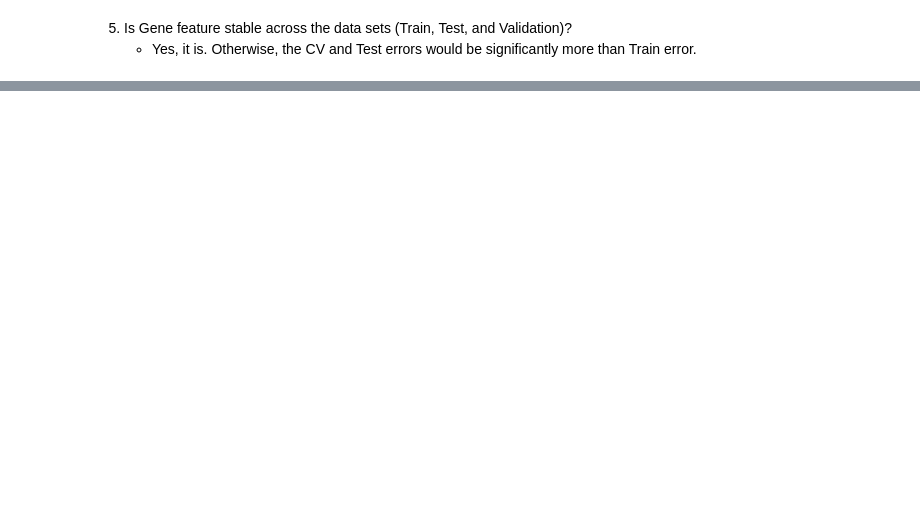
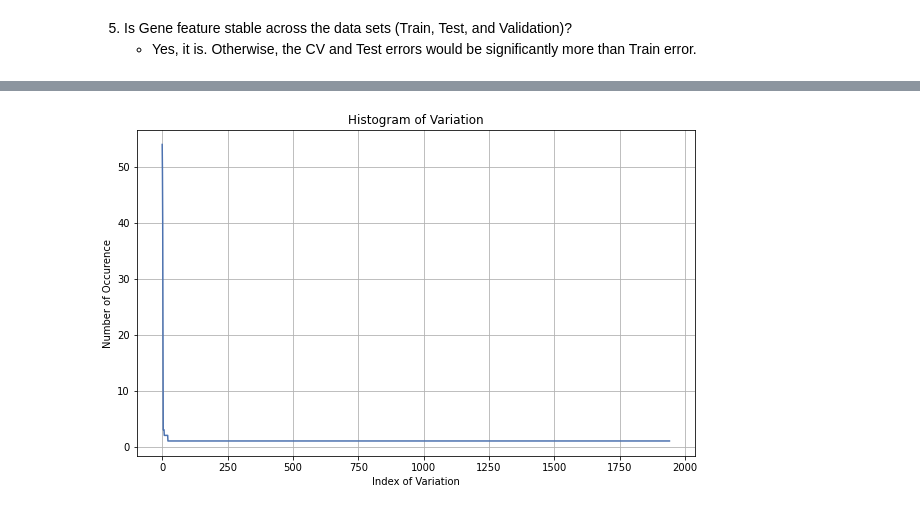
Before and after one commit to mohd-saifuddin/Applied-Roots, a Jupyter notebook: Applied-AI-Course/Modules/M06-ML-Case-Studies/02-Personalized-Cancer-Diagnosis/02-Personalized-Cancer-Diagnosis.ipynb, the cells around one changed output, grey strips where cells are left out. Drawn from its saved outputs; the diff is of its cells as text; code cells hidden in the pictures; blank space fills up the shorter version.

Commit message:
Univariate analysis on Variation feature

```diff
--- a/Applied-AI-Course/Modules/M06-ML-Case-Studies/02-Personalized-Cancer-Diagnosis/02-Personalized-Cancer-Diagnosis.ipynb
+++ b/Applied-AI-Course/Modules/M06-ML-Case-Studies/02-Personalized-Cancer-Diagnosis/02-Personalized-Cancer-Diagnosis.ipynb
@@ -967,0 +986,4 @@ Test coverage: 649 / 665, percentage of coverage: 97.59%.
+# %%
+unique_variation = train_df['Variation'].value_counts().to_frame()
+print(unique_variation.shape)
+display(unique_variation.head(n=10))
@@ -967,0 +1003,13 @@ Test coverage: 649 / 665, percentage of coverage: 97.59%.
+# %%
+variation_sum = np.sum(a=unique_variation['Variation'])
+variation_hist = unique_variation['Variation'].values
+# %%
+plt.figure(figsize=(10, 6))
+plt.plot(variation_hist)
+plt.title(label='Histogram of Variation')
+plt.xlabel(xlabel='Index of Variation')
+plt.ylabel(ylabel='Number of Occurence')
+plt.grid()
+plt.show()
+# %% [output]
+[figure, added]
```
Also changed, not shown: parts of 37 cells of this notebook, 1 other file.
